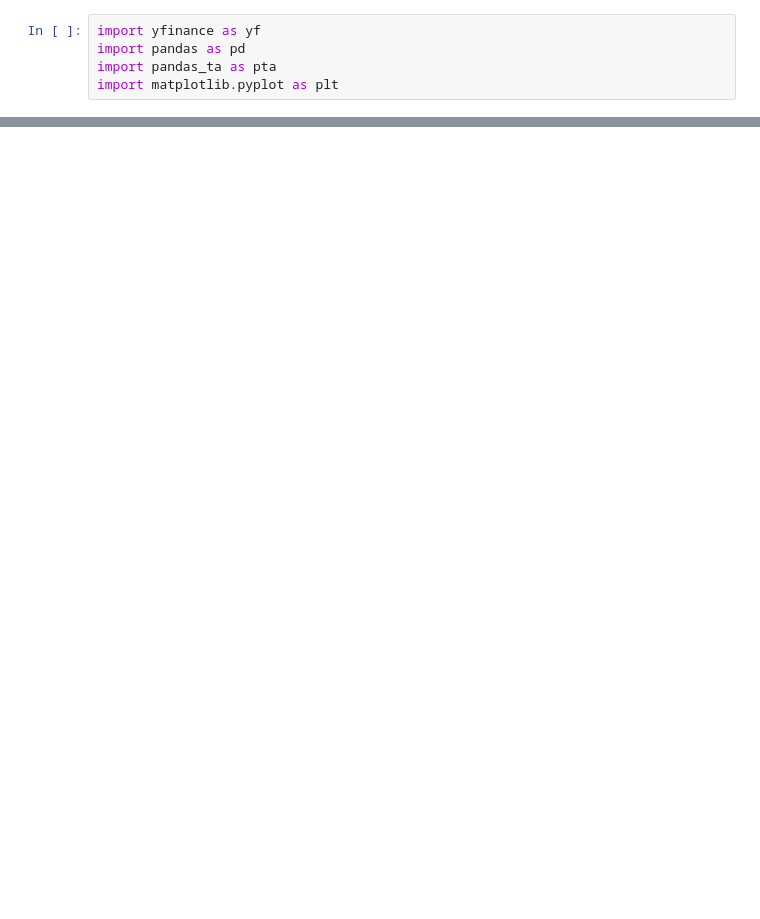
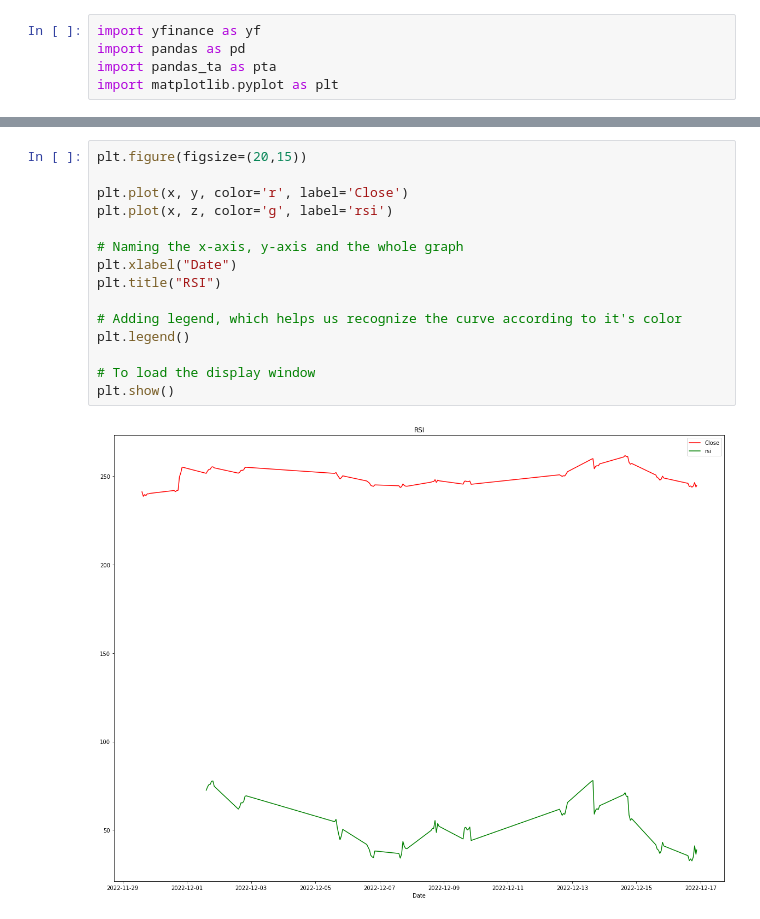
Before and after one commit to binojvr/rsi, a Jupyter notebook: rsi.ipynb, the cells around one changed output, grey strips where cells are left out. Saved outputs shown, nothing was run; the diff lists cells and outputs as text; blank space fills up the shorter version.

```diff
--- a/rsi.ipynb
+++ b/rsi.ipynb
@@ -68,0 +122,17 @@ plt.show()
+# %%
+plt.figure(figsize=(20,15))
+
+plt.plot(x, y, color='r', label='Close')
+plt.plot(x, z, color='g', label='rsi')
+
+# Naming the x-axis, y-axis and the whole graph
+plt.xlabel("Date")
+plt.title("RSI")
+
+# Adding legend, which helps us recognize the curve according to it's color
+plt.legend()
+
+# To load the display window
+plt.show()
+# %% [output]
+[figure, added]
```
Also changed, not shown: parts of 6 cells of this notebook.
